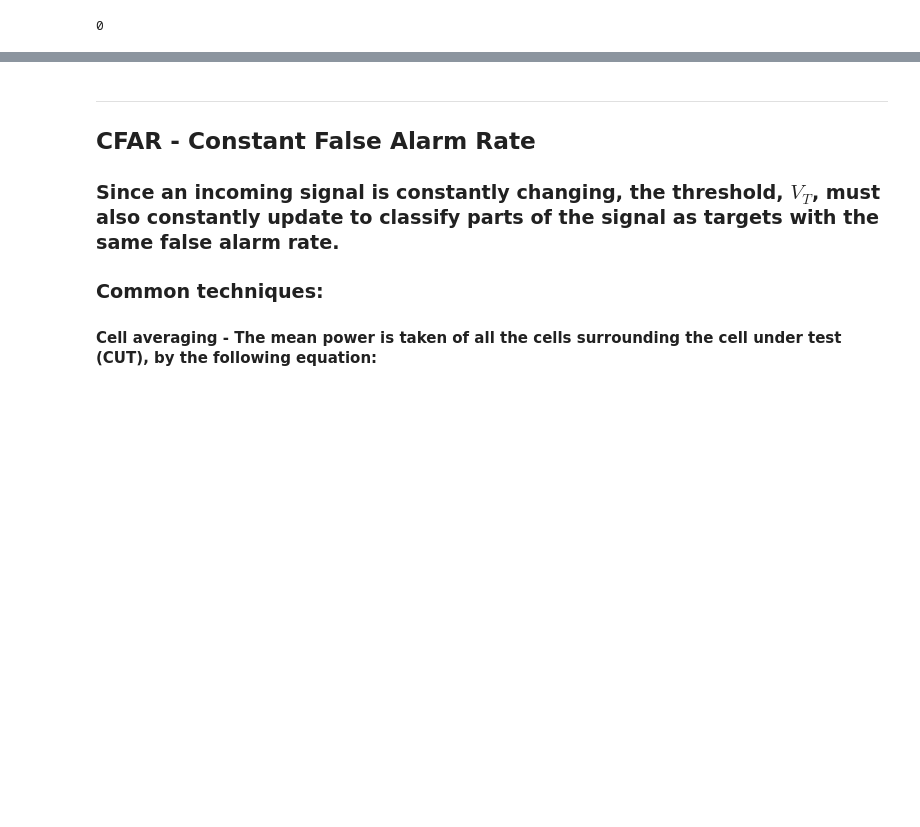
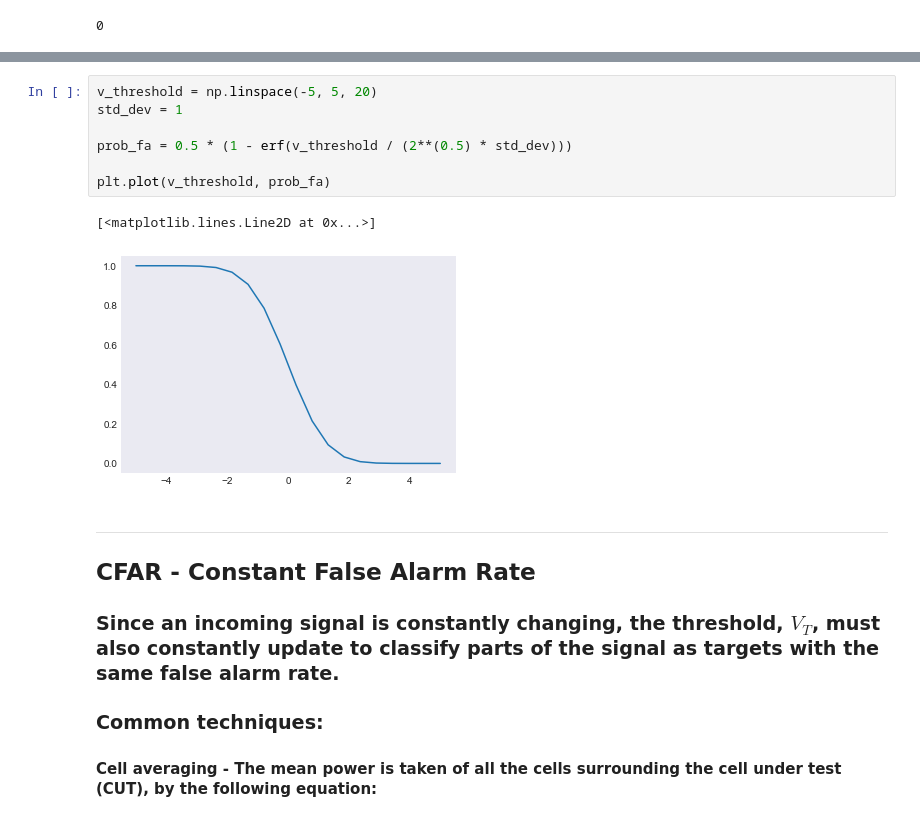
Before and after one commit to brunerm99/ADI_Radar_DSP, a Jupyter notebook: Bruner_Thesis/Target_Detection.ipynb, the cells around one changed output, grey strips where cells are left out. Drawn from its saved outputs; the diff is of its cells as text; blank space fills up the shorter version.

```diff
--- a/Bruner_Thesis/Target_Detection.ipynb
+++ b/Bruner_Thesis/Target_Detection.ipynb
@@ -236,3 +243,13 @@ Q &- \text{Marcum's Q functions}
+# %%
+v_threshold = np.linspace(-5, 5, 20)
+std_dev = 1
+
+prob_fa = 0.5 * (1 - erf(v_threshold / (2**(0.5) * std_dev)))
+
+plt.plot(v_threshold, prob_fa)
+# %% [output]
+[<matplotlib.lines.Line2D at 0x...>]
+[figure, added]
 # %% [markdown]
 ***
 ## CFAR - Constant False Alarm Rate
```
Also changed, not shown: parts of 2 cells of this notebook.
